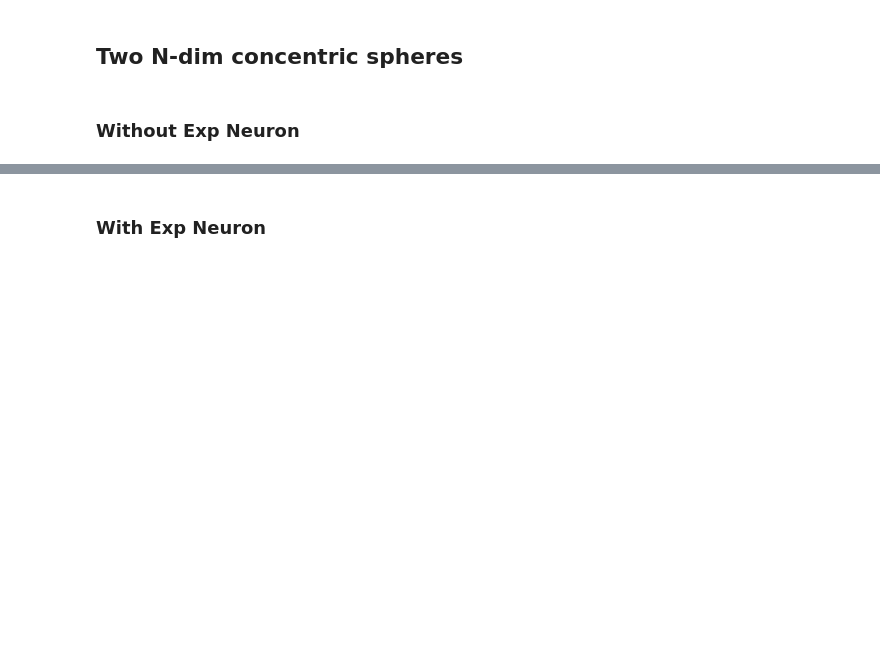
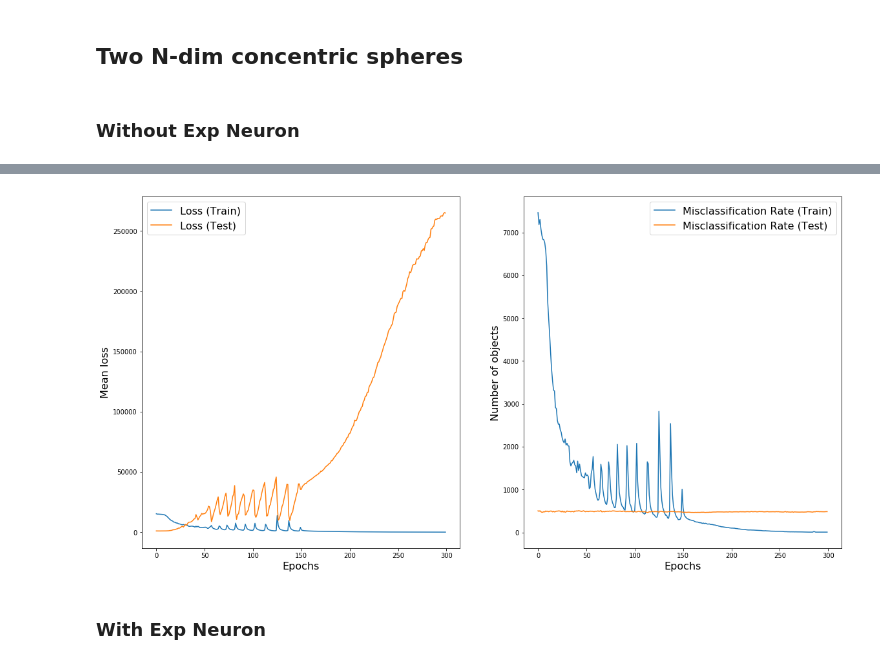
Before and after one commit to nakhodnov17/Samsung-Task, a Jupyter notebook: Adding_one_neuron/[Adding One Neuron]-Copy1.ipynb, the cells around one changed output, grey strips where cells are left out. Drawn from its saved outputs; the diff is of its cells as text; code cells hidden in the pictures; blank space fills up the shorter version.

```diff
--- a/Adding_one_neuron/[Adding One Neuron]-Copy1.ipynb
+++ b/Adding_one_neuron/[Adding One Neuron]-Copy1.ipynb
@@ -157,15 +156,15 @@ class TwoGaussiansDataset(Dataset):
     def __getitem__(self, idx):
         return (self.dots[idx], self.classes[idx])
 # %%
-dataset_c_train = TwoCircleDataset(1, 1.01, 1000, 100, train=True)
-dataset_c_test = TwoCircleDataset(1, 1.01, 1000, 100, train=False)
+dataset_c_train = TwoCircleDataset(1, 1.01, 15000, 100, train=True)
+dataset_c_test = TwoCircleDataset(1, 1.01, 15000, 100, train=False)
 dataset_c_validation = TwoCircleDataset(1, 1.01, 1000, 100, train=False)
 dataloader_c_train = DataLoader(dataset_c_train, batch_size=128, shuffle=True)
 dataloader_c_test = DataLoader(dataset_c_test, batch_size=128, shuffle=True)
 dataloader_c_validation = DataLoader(dataset_c_validation, batch_size=128, shuffle=True)
 
-dataset_g_train = TwoGaussiansDataset(0., 0.1, 2000, 100, train=True)
-dataset_g_test = TwoGaussiansDataset(0., 0.1, 2000, 100, train=False)
+dataset_g_train = TwoGaussiansDataset(0., 0.1, 20000, 100, train=True)
+dataset_g_test = TwoGaussiansDataset(0., 0.1, 20000, 100, train=False)
 dataset_g_validation = TwoGaussiansDataset(0., 0.1, 2000, 100, train=False)
 dataloader_g_train = DataLoader(dataset_g_train, batch_size=128, shuffle=True)
 dataloader_g_test = DataLoader(dataset_g_test, batch_size=128, shuffle=True)
@@ -416,9 +431,10 @@ if use_cuda:
     net_c = net_c.cuda()
 
 train_(network=net_c, loss_func=loss_func,
-       learning_rate=0.01, reinit_optim=10000,
+       learning_rate=0.01, reinit_optim=150,
        train_strategy=train_strategy_NO_STOCH, test_strategy=test_strategy_NO_STOCH,
        reg_lambda=None,
-       epochs=2000,
+       epochs=300,
        dataloader_train=dataloader_c_train, dataloader_test=dataloader_c_validation,
        )
+# %% [output]
@@ -425,3 +442,4 @@ train_(network=net_c, loss_func=loss_func,
+[figure, added]
 # %% [markdown]
 ### With Exp Neuron
 # %%
```
Also changed, not shown: parts of 33 cells of this notebook, 5 other files.
